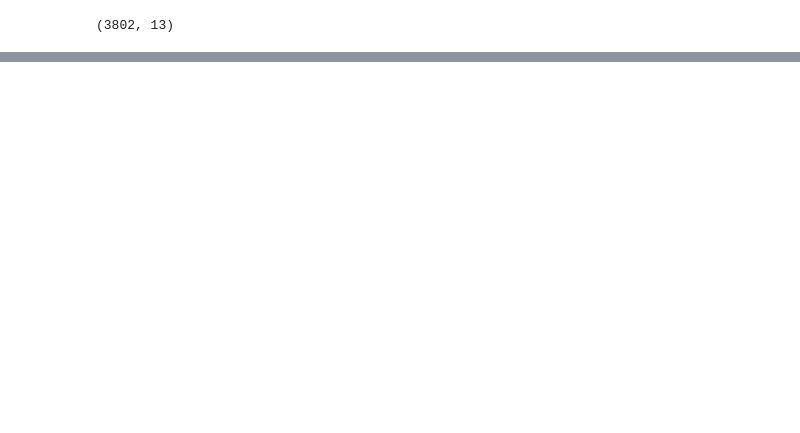
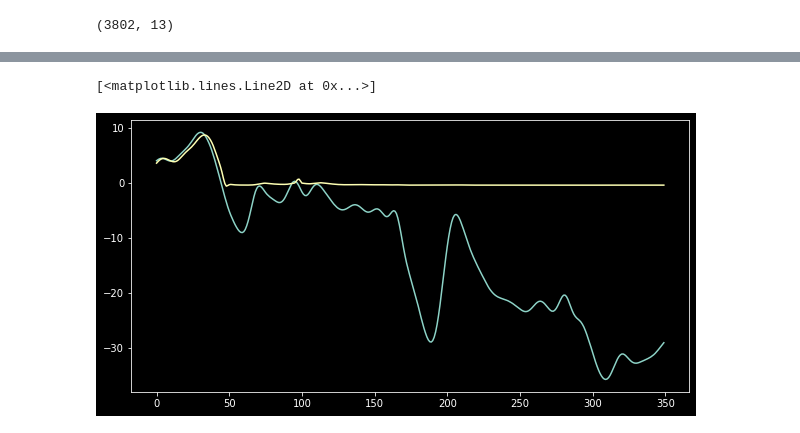
Before and after one commit to arun-s-p/ns_trial, a Jupyter notebook: dl_time_series.ipynb, the cells around one changed output, grey strips where cells are left out. Saved outputs shown, nothing was run; the diff lists cells and outputs as text; code cells hidden in the pictures; blank space fills up the shorter version.

```diff
--- a/dl_time_series.ipynb
+++ b/dl_time_series.ipynb
@@ -54,0 +161,7 @@ df.shape
+# %%
+plt.figure(figsize=(10,5))
+plt.plot(y_val)
+plt.plot(val)
+# %% [output]
+[<matplotlib.lines.Line2D at 0x...>]
+[figure, added]
```
Also changed, not shown: parts of 27 cells of this notebook.
